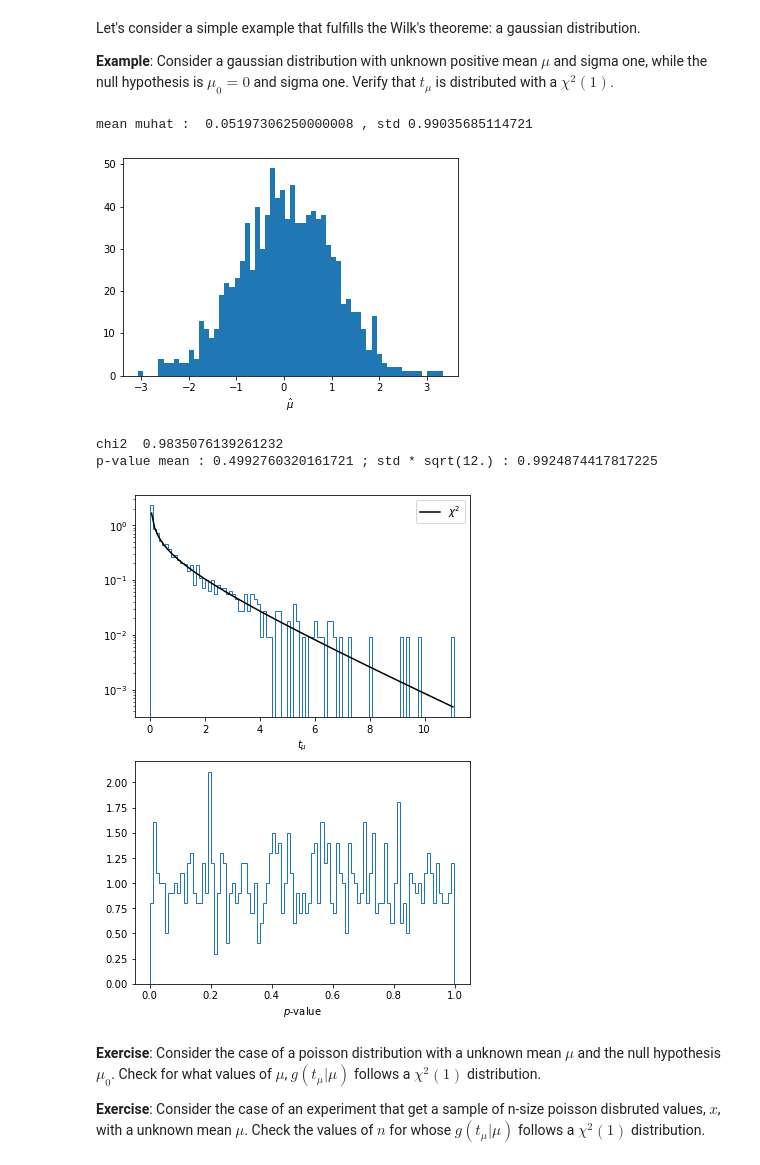
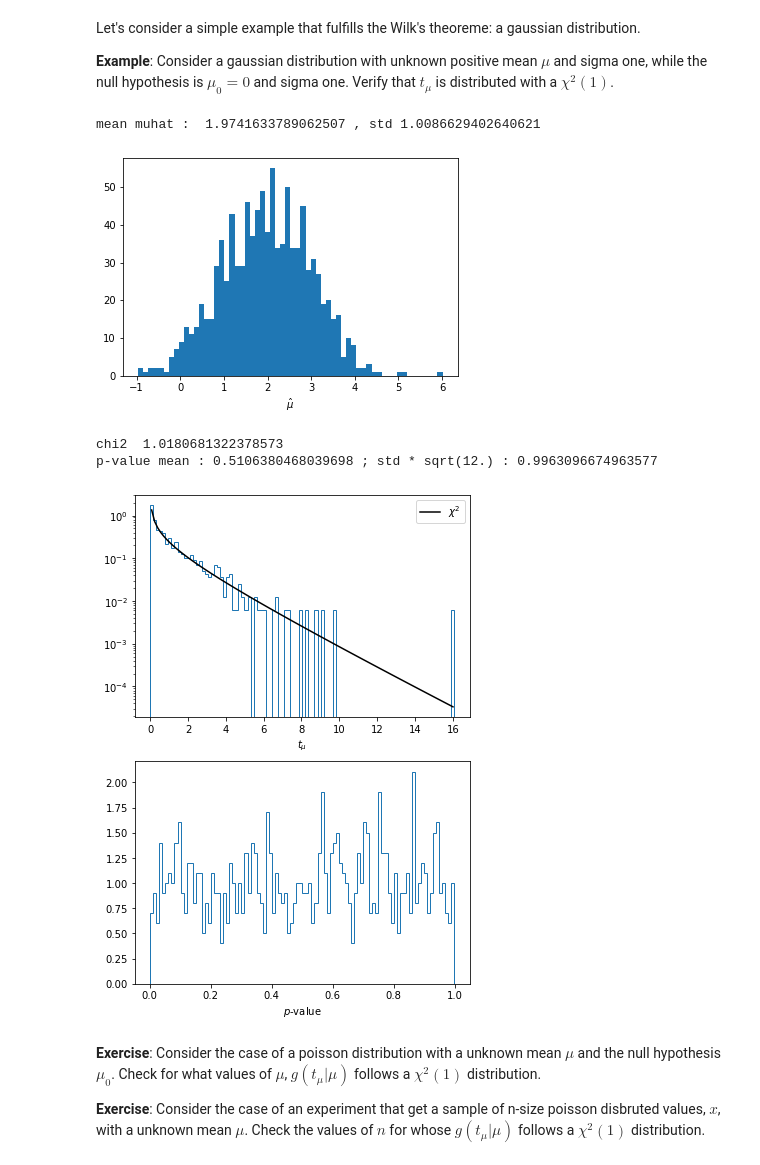
Before and after one commit to jahernando/USC-TA, a Jupyter notebook: ta_hypothesis_test_composite.ipynb, the cells around one changed output. Drawn from its saved outputs; the diff is of its cells as text; code cells hidden in the pictures.

```diff
--- a/ta_hypothesis_test_composite.ipynb
+++ b/ta_hypothesis_test_composite.ipynb
@@ -122,24 +122,24 @@ Let's consider a simple example that fulfills the Wilk's theoreme: a gaussian di
 
 **Example**: Consider a gaussian distribution with unknown positive mean $\mu$ and sigma one, while the null hypothesis is $\mu_0 = 0$ and sigma one. Verify that $t_\mu$ is distributed with a $\chi^2(1)$.
 # %%
-mu, sigma, size  = 0., 1., 1000
+mu, sigma, size  = 2., 1., 1000
 par, mask = (mu, sigma), (True, False)
 rv        = stats.norm
 xs        = rv.rvs(mu, sigma, size = size)
 ht        = htcore.htcomposite(rv, par, mask = mask)
 muhats    = [float(ht.mubest(xi))  for xi in xs]
 tmus      = [ht.tmu(xi, mu)        for xi in xs]
 print('mean muhat : ', np.mean(muhats), ', std', np.std(muhats))
 plt.hist(muhats, 60); plt.xlabel(r'$\hat{\mu}$');
 # %% [output]
-mean muhat :  0.05197306250000008 , std 0.99035685114721
+mean muhat :  1.9741633789062507 , std 1.0086629402640621
-[figure, old version]
+[figure, new version]
 # %%
 htplot.chi2_test(tmus, nbins = 100, label = r'$t_\mu$')
 # %% [output]
-chi2  0.9835076139261232
-p-value mean : 0.4992760320161721 ; std * sqrt(12.) : 0.9924874417817225
+chi2  1.0180681322378573
+p-value mean : 0.5106380468039698 ; std * sqrt(12.) : 0.9963096674963577
-[figure, old version]
+[figure, new version]
 # %% [markdown]
 **Exercise**: Consider the case of a poisson distribution with a unknown mean $\mu$ and the null hypothesis $\mu_0$. Check for what values of $\mu$, $g(t_\mu | \mu)$ follows a $\chi^2(1)$ distribution.
 
```
Also changed, not shown: parts of 15 cells of this notebook, 3 other files.
